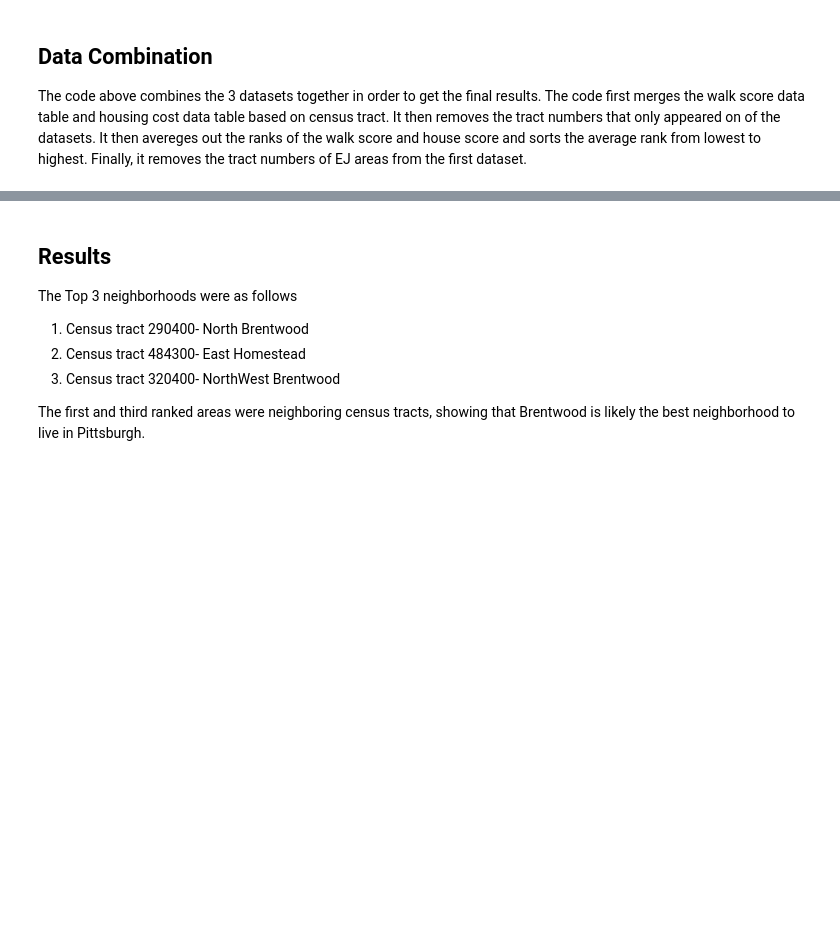
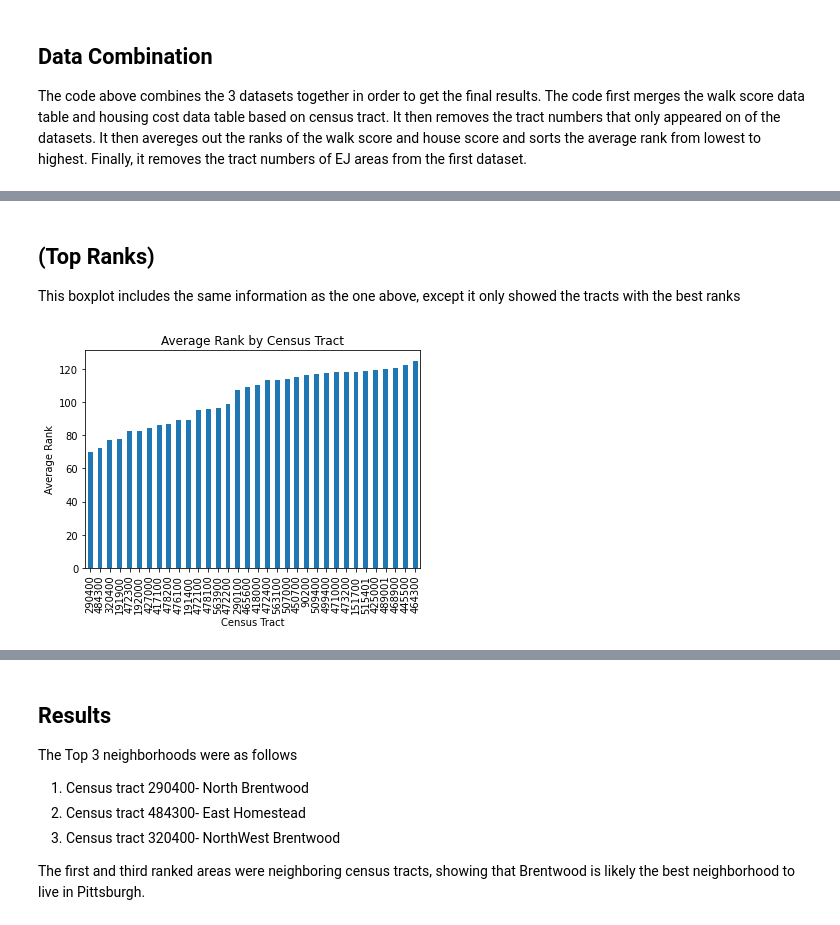
Before and after one commit to AMcCoy21/Final-Project, a Jupyter notebook: FinalCode.ipynb, the cells around one changed output, grey strips where cells are left out. Cells and saved outputs as stored; diff of their text form; code cells hidden in the pictures; blank space fills up the shorter version.

```diff
--- a/FinalCode.ipynb
+++ b/FinalCode.ipynb
@@ -149,0 +210,14 @@ print(mergedData)
+# %% [markdown]
+## (Top Ranks)
+This boxplot includes the same information as the one above, except it only showed the tracts with the best ranks
+# %%
+import matplotlib.pyplot as plt
+
+mergedData125 = mergedData[mergedData["Average Rank"] <= 125]
+mergedData125.plot(x="Census Tract", y="Average Rank", kind="bar", legend=False)
+plt.title("Average Rank by Census Tract")
+plt.xlabel("Census Tract")
+plt.ylabel("Average Rank")
+plt.show()
+# %% [output]
+[figure, added]
```
Also changed, not shown: parts of 11 cells of this notebook.
